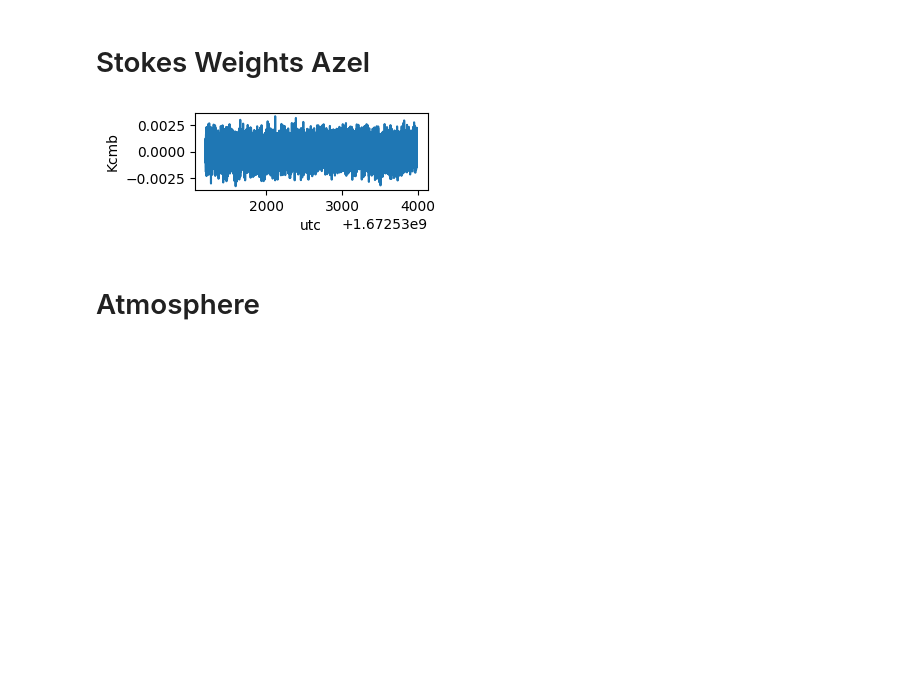
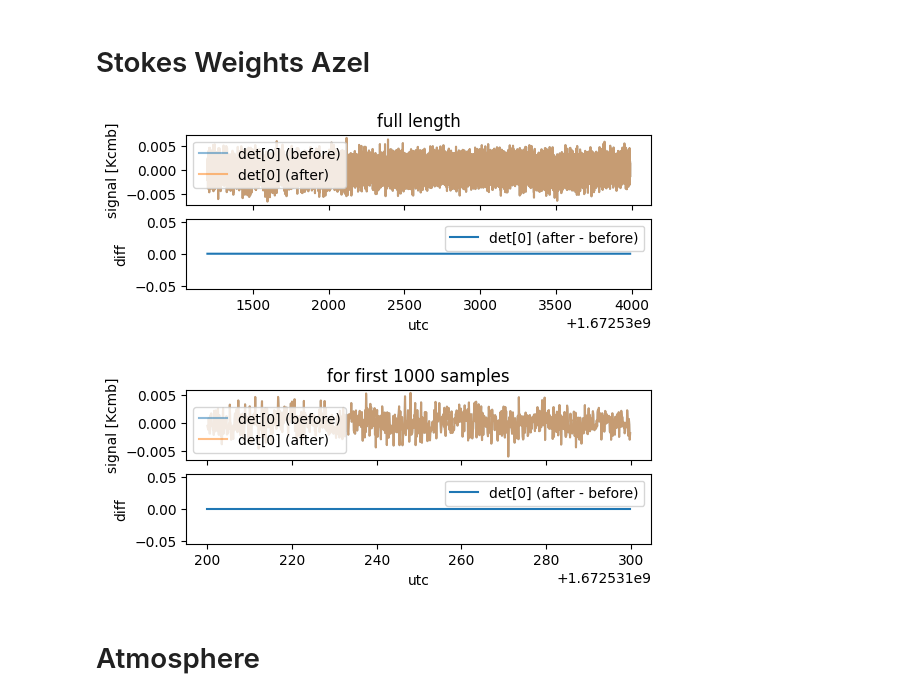
Before and after one commit to tterasaki/bcp, a Jupyter notebook: 220910_manual_planet_sim/manual_sim.ipynb, the cells around one changed output. Drawn from its saved outputs; the diff is of its cells as text; code cells hidden in the pictures; blank space fills up the shorter version.

```diff
--- a/220910_manual_planet_sim/manual_sim.ipynb
+++ b/220910_manual_planet_sim/manual_sim.ipynb
@@ -151,14 +268,16 @@ plot_one_timestream(data)
 # %% [markdown]
 # Stokes Weights Radec
 # %%
-weights_radec = toast.ops.stokes_weights.StokesWeights(
-    mode = "IQU", # The Stokes weights to generate (I or IQU)
-    name = "weights_radec", # The 'name' of this class instance,
-    hwp_angle = "hwp_angle"
-)
+@decorater_for_comparison
+def apply_weights_radec(data):
+    weights_radec = toast.ops.stokes_weights.StokesWeights(
+        mode = "IQU", # The Stokes weights to generate (I or IQU)
+        name = "weights_radec", # The 'name' of this class instance,
+        hwp_angle = "hwp_angle"
+    )
+    weights_radec.detector_pointing = det_pointing_radec
+    weights_radec.apply(data)
+    return data, weights_radec
 
-weights_radec.detector_pointing = det_pointing_radec
-weights_radec.apply(data)
-
-plot_one_timestream(data)
+data, weights_radec = apply_weights_radec(data)
 # %% [output]
@@ -166,19 +286,21 @@ plot_one_timestream(data)
 # %% [markdown]
 # Stokes Weights Azel
 # %%
+@decorater_for_comparison
+def apply_weights_azel(data):
+    weights_azel = toast.ops.stokes_weights.StokesWeights(
+        mode = "IQU", # The Stokes weights to generate (I or IQU)
+        name = "weights_azel", # The 'name' of this class instance,
+        hwp_angle = "hwp_angle"
+    )
+    weights_azel.detector_pointing = det_pointing_azel
+    weights_azel.apply(data)
+    return data, weights_azel
 
-weights_azel = toast.ops.stokes_weights.StokesWeights(
-    mode = "IQU", # The Stokes weights to generate (I or IQU)
-    name = "weights_azel", # The 'name' of this class instance,
-    hwp_angle = "hwp_angle"
-)
-
-weights_azel.detector_pointing = det_pointing_azel
-weights_azel.apply(data)
-
-plot_one_timestream(data)
+data, weights_azel = apply_weights_azel(data)
 # %% [output]
-[figure, old version]
+[figure, new version]
+[figure, added]
 # %% [markdown]
 # Atmosphere
 # %%
```
Also changed, not shown: parts of 33 cells of this notebook.
